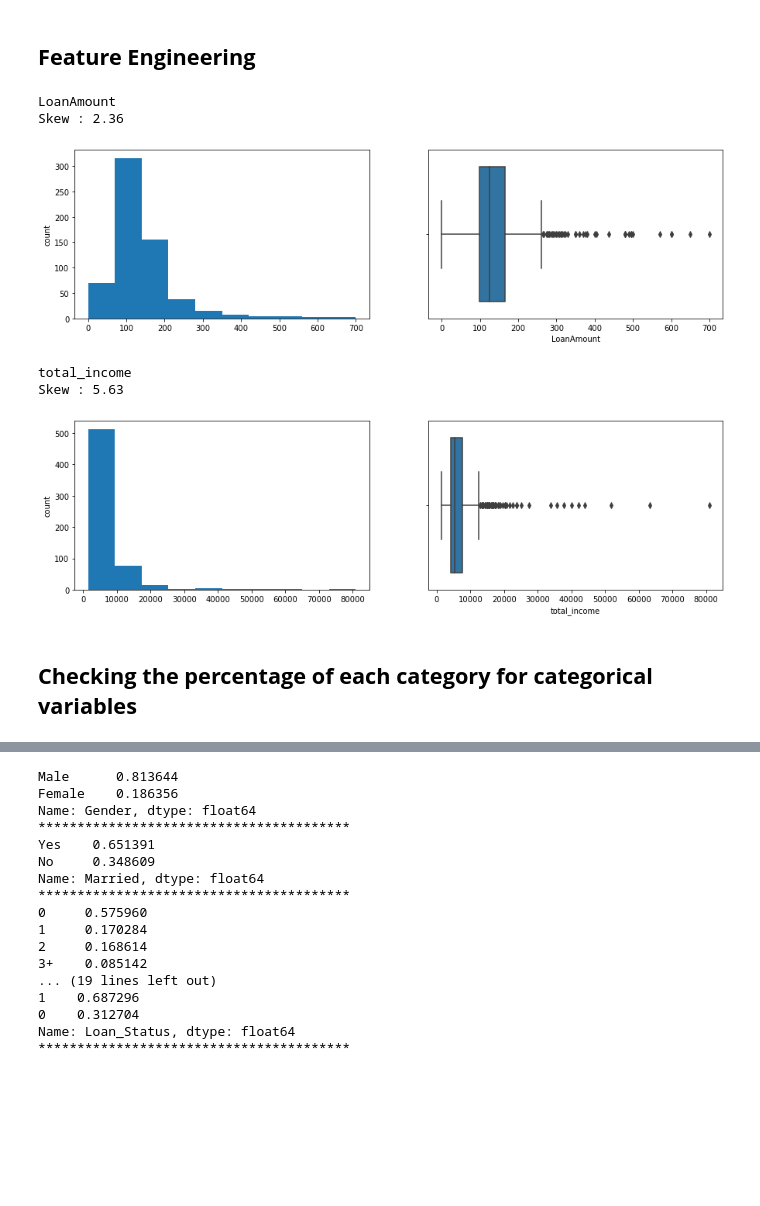
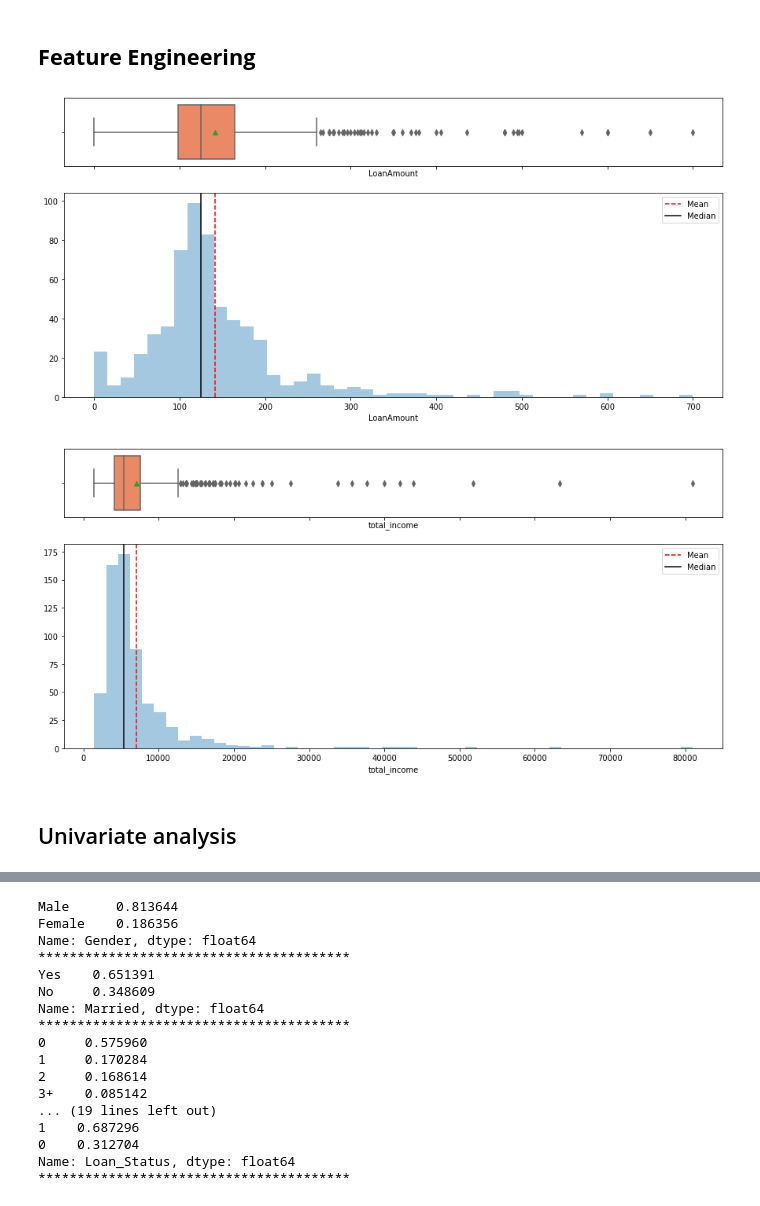
Before and after one commit to Slalani555/DATA-SCIENCE-PYTHON, a Jupyter notebook: MachineLearning_Classification.ipynb, the cells around one changed output, grey strips where cells are left out. Drawn from its saved outputs; the diff is of its cells as text; code cells hidden in the pictures; blank space fills up the shorter version.

```diff
--- a/MachineLearning_Classification.ipynb
+++ b/MachineLearning_Classification.ipynb
@@ -159,24 +145,3 @@ data['total_income']=data['ApplicantIncome'] + data['CoapplicantIncome']
 # %%
 #Dropping the columns as we created a new column which captures the same information
 data.drop(columns=['ApplicantIncome', 'CoapplicantIncome'], inplace=True)
-# %%
-#### Check the distribution and outliers for each column in the data
-for col in ['LoanAmount', 'total_income']:
-    print(col)
-    print('Skew :',round(data[col].skew(),2))
-    plt.figure(figsize=(15,4))
-    plt.subplot(1,2,1)
-    data[col].hist(bins=10, grid=False)
-    plt.ylabel('count')
-    plt.subplot(1,2,2)
-    sns.boxplot(x=data[col])
-    plt.show()
-# %% [output]
-LoanAmount
-Skew : 2.36
-[figure, removed]
-total_income
-Skew : 5.63
-[figure, removed]
-# %% [markdown]
-## **Checking the percentage of each category for categorical variables**
@@ -182,0 +160,8 @@ Skew : 5.63
+# %%
+for col in ['LoanAmount', 'total_income']:
+    histogram_boxplot(data[col])
+# %% [output]
+[figure, added]
+[figure, added]
+# %% [markdown]
+## Univariate analysis
```
Also changed, not shown: parts of 37 cells of this notebook.
